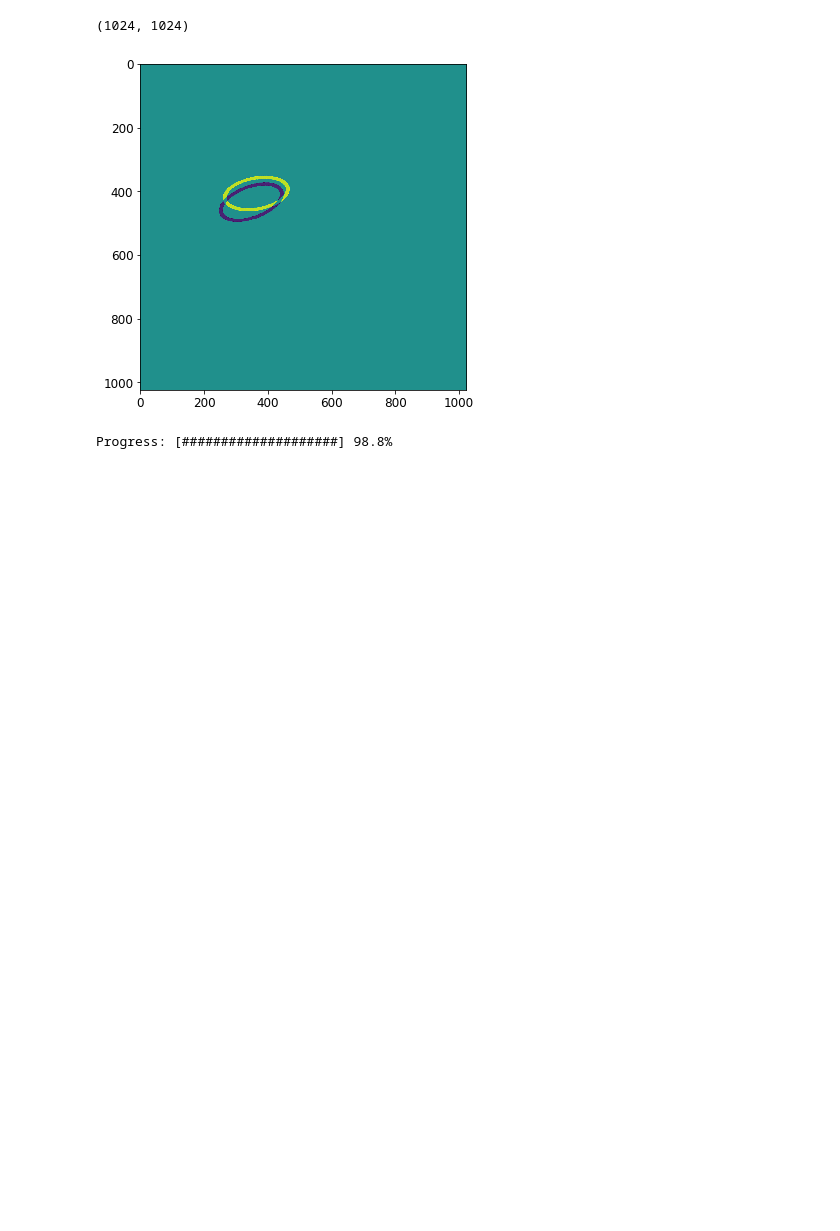
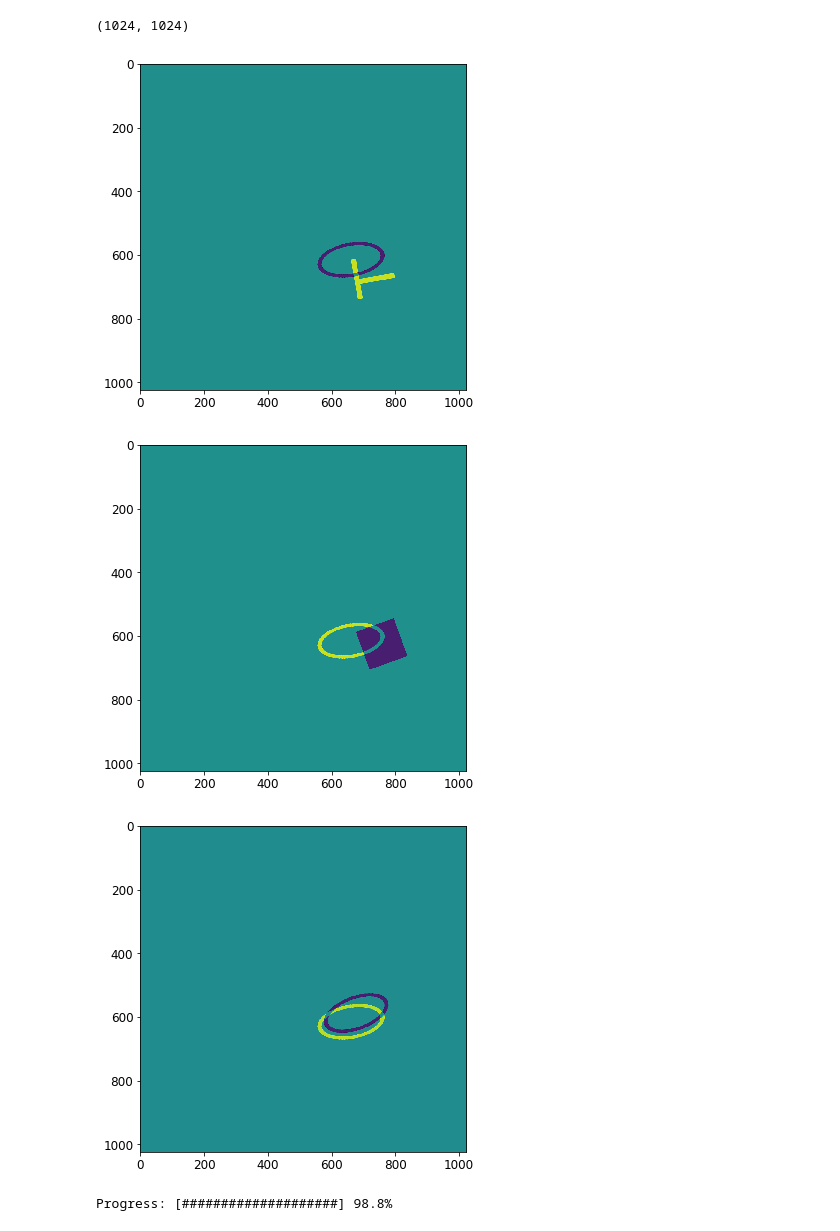
Before and after one commit to sioan/bcv_spectral_clustering, a Jupyter notebook: refactoring_test.ipynb, the cells around one changed output. Drawn from its saved outputs; the diff is of its cells as text; code cells hidden in the pictures; blank space fills up the shorter version.

```diff
--- a/refactoring_test.ipynb
+++ b/refactoring_test.ipynb
@@ -93,24 +93,33 @@ xx.shape
 # %%
 my_square = np.zeros([1024,1024])
 my_square[512+128:512+254,512+128:512+254]=1
 
 my_cross = np.zeros([1024,1024])
 my_cross[512+128:512+254,512+128:512+144]=1
 my_cross[512+128+64:512+128+80,512+128:512+254]=1
 
-my_circle = np.around((np.exp(-(xx-512+128)**2/128**2+-(yy-512+128)**2/64**2)))
-my_circle -= np.around((np.exp(-(xx-512+128)**2/112**2+-(yy-512+128)**2/52**2)))
+my_circle = np.around((np.exp(-(xx-512-128)**2/128**2+-(yy-512-128)**2/64**2)))
+my_circle -= np.around((np.exp(-(xx-512-128)**2/112**2+-(yy-512-128)**2/52**2)))
 
 
 #plt.imshow(ndimage.rotate(my_square_image,200,reshape=False))
 #plt.show()
 #plt.imshow(ndimage.rotate(my_cross_image,200,reshape=False))
 #plt.show()
 
+plt.imshow(ndimage.rotate(my_cross,10,reshape=False)-ndimage.rotate(my_circle,10,reshape=False))
+plt.show()
+
+plt.imshow(ndimage.rotate(my_circle,10,reshape=False)-ndimage.rotate(my_square,20,reshape=False))
+plt.show()
+
+
 plt.imshow(ndimage.rotate(my_circle,10,reshape=False)-ndimage.rotate(my_circle,20,reshape=False))
 plt.show()
 # %% [output]
-[figure, old version]
+[figure, new version]
+[figure, added]
+[figure, added]
 # %%
 
 
```
Also changed, not shown: parts of 3 cells of this notebook.
